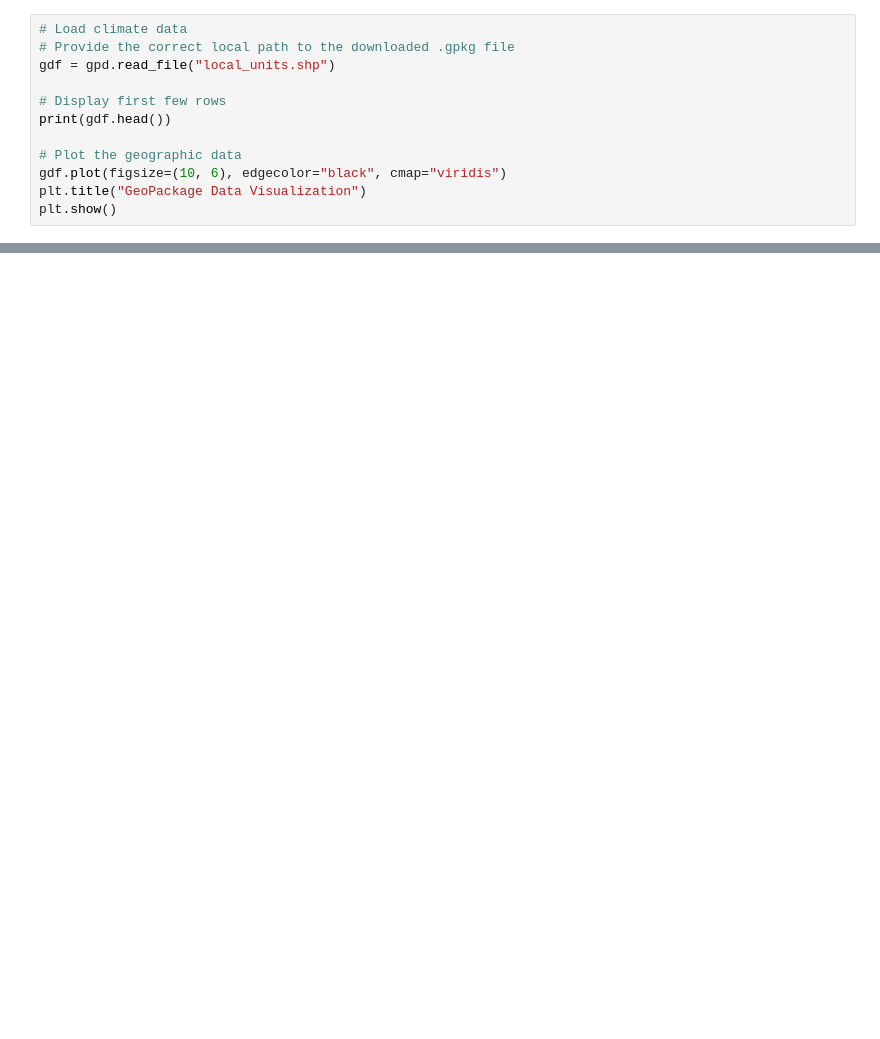
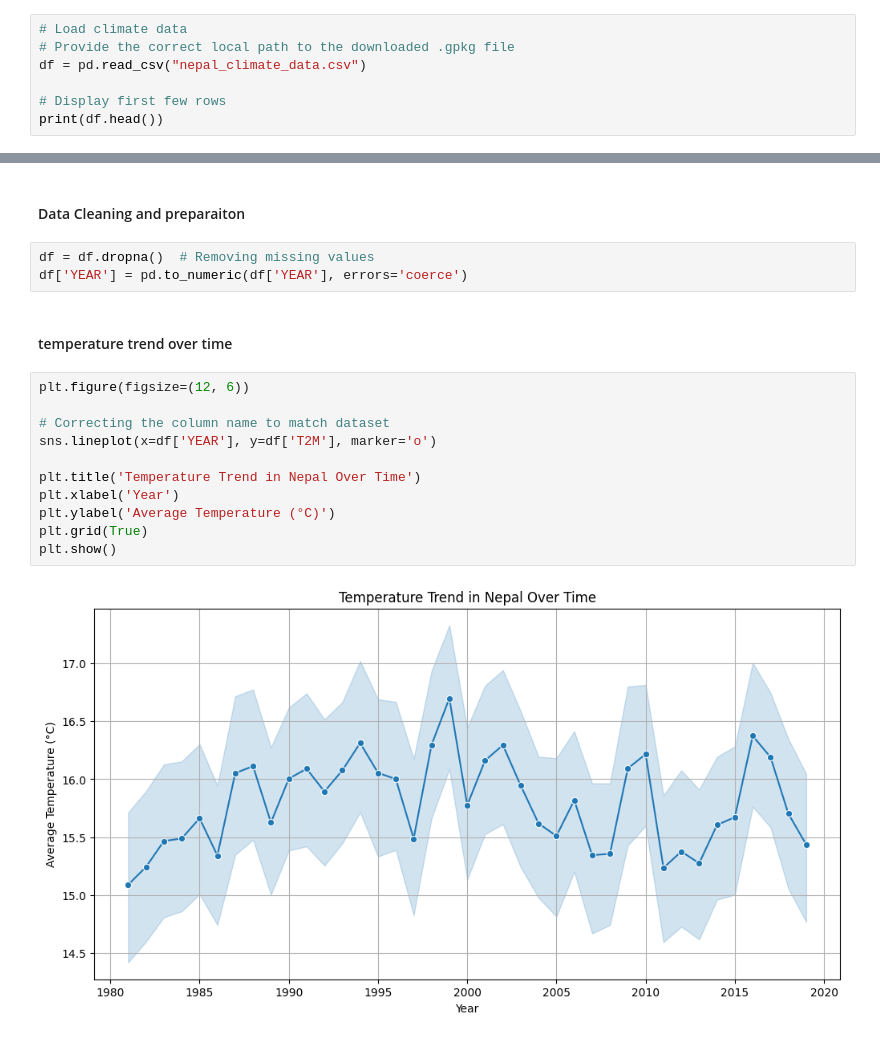
Before and after one commit to Omdena-NIC-Nepal/gis-data-science-assignment-DhirajBro1, a Jupyter notebook: assignment.ipynb, the cells around one changed output, grey strips where cells are left out. Saved outputs shown, nothing was run; the diff lists cells and outputs as text; blank space fills up the shorter version.

```diff
--- a/assignment.ipynb
+++ b/assignment.ipynb
@@ -8,13 +47,8 @@ import seaborn as sns
 # %%
 # Load climate data
 # Provide the correct local path to the downloaded .gpkg file
-gdf = gpd.read_file("local_units.shp")
+df = pd.read_csv("nepal_climate_data.csv")
 
 # Display first few rows
-print(gdf.head())
-
-# Plot the geographic data
-gdf.plot(figsize=(10, 6), edgecolor="black", cmap="viridis")
-plt.title("GeoPackage Data Visualization")
-plt.show()
+print(df.head())
 # %% [output]
@@ -21,0 +72,20 @@ DataSourceError: 'nepal_admin_regions.gpkg' not recognized as being in a support
+# %% [markdown]
+#### Data Cleaning and preparaiton
+# %%
+df = df.dropna()  # Removing missing values
+df['YEAR'] = pd.to_numeric(df['YEAR'], errors='coerce')
+# %% [markdown]
+#### temperature trend over time
+# %%
+plt.figure(figsize=(12, 6))
+
+# Correcting the column name to match dataset
+sns.lineplot(x=df['YEAR'], y=df['T2M'], marker='o')
+
+plt.title('Temperature Trend in Nepal Over Time')
+plt.xlabel('Year')
+plt.ylabel('Average Temperature (°C)')
+plt.grid(True)
+plt.show()
+# %% [output]
+[figure, added]
```
Also changed, not shown: parts of 16 cells of this notebook, 1 other file.
